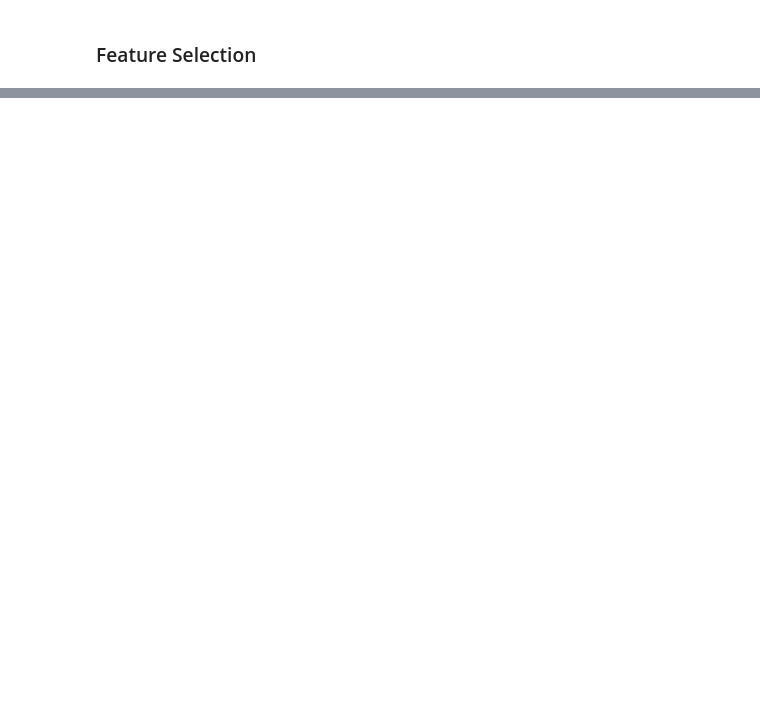
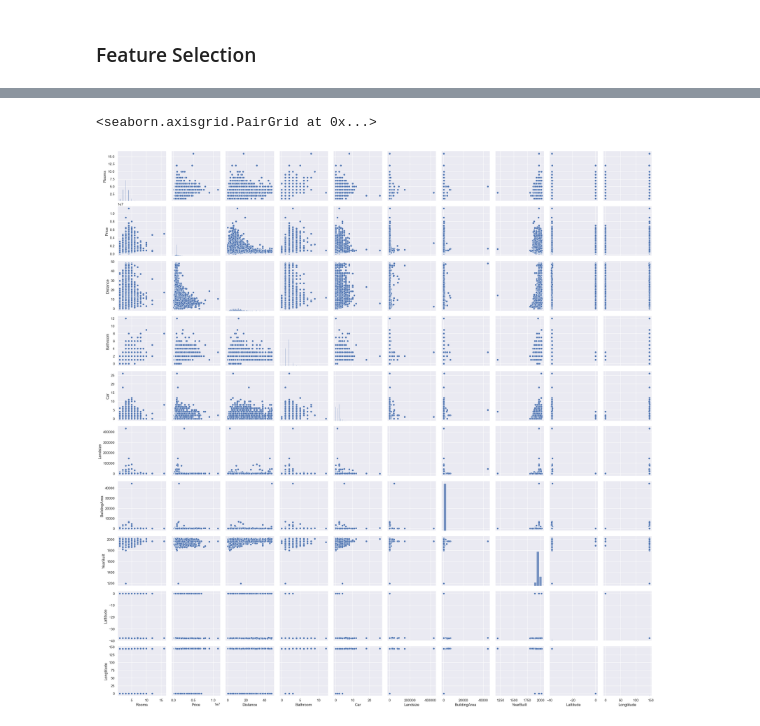
Before and after one commit to iannn07/S5-BDA-Project-House-ROI-Forecasting, a Jupyter notebook: 1. Data Pre-Processing/Data Preprocessing.ipynb, the cells around one changed output, grey strips where cells are left out. Saved outputs shown, nothing was run; the diff lists cells and outputs as text; code cells hidden in the pictures; blank space fills up the shorter version.

Commit message:
Relationships Between The Variables

```diff
--- a/1. Data Pre-Processing/Data Preprocessing.ipynb
+++ b/1. Data Pre-Processing/Data Preprocessing.ipynb
@@ -461,0 +466,6 @@ dataset.shape
+# %%
+# Relationships between variables
+sns.pairplot(dataset)
+# %% [output]
+<seaborn.axisgrid.PairGrid at 0x...>
+[figure, added]
```
Also changed, not shown: parts of 6 cells of this notebook, 1 other file.
